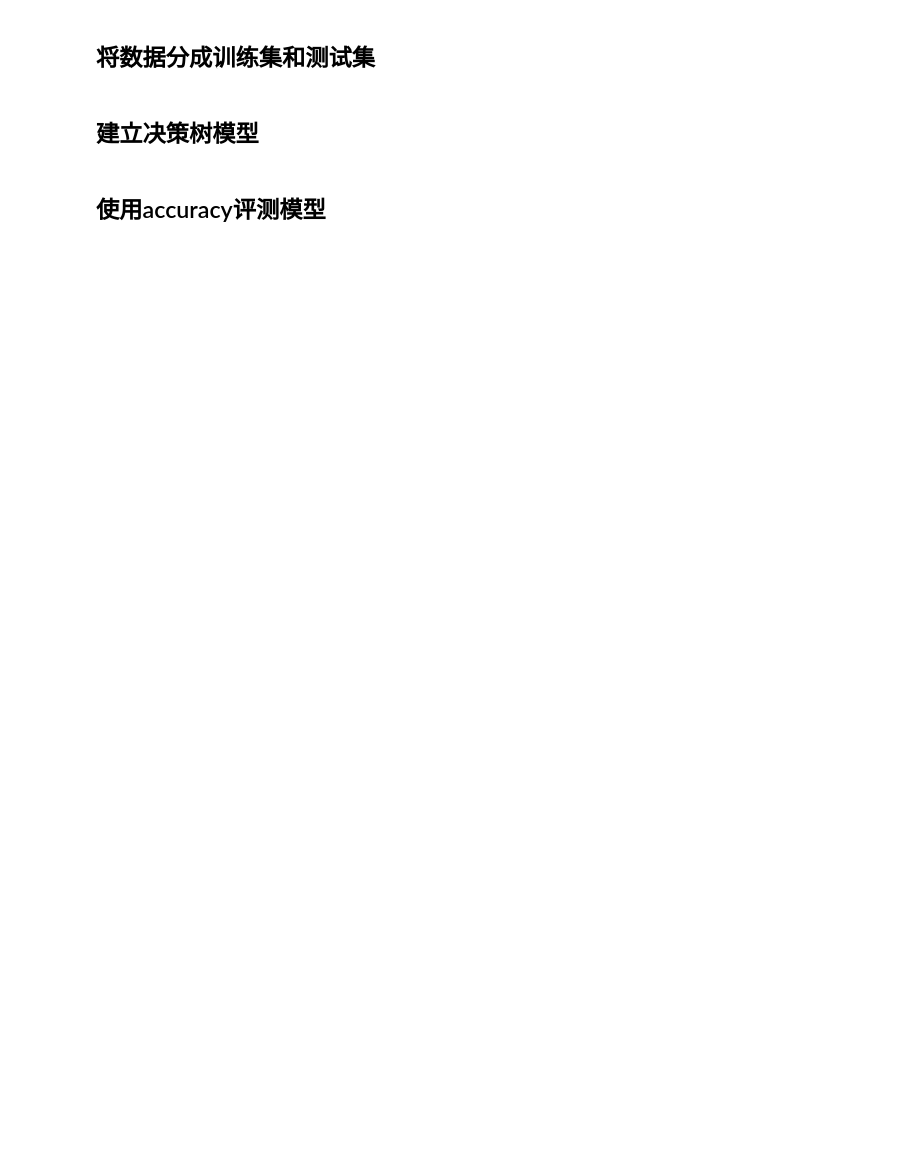
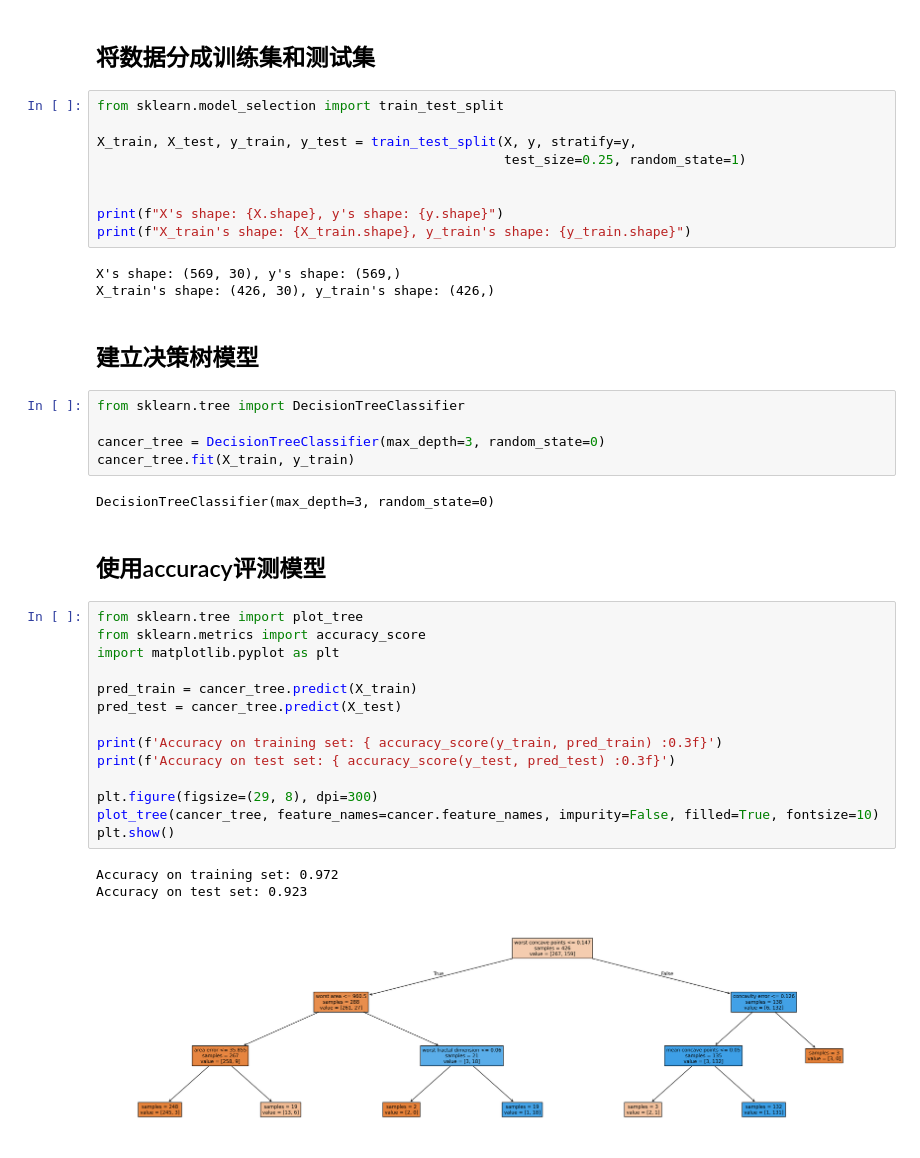
Before and after one commit to VasantLong/ml2025, a Jupyter notebook: hw/课后实践01.ipynb, the cells around one changed output. Cells and saved outputs as stored; diff of their text form; blank space fills up the shorter version.

```diff
--- a/hw/课后实践01.ipynb
+++ b/hw/课后实践01.ipynb
@@ -23,6 +40,43 @@ X, y = cancer.data, 1 - cancer.target
 # %% [markdown]
 ##  将数据分成训练集和测试集
+# %%
+from sklearn.model_selection import train_test_split
+
+X_train, X_test, y_train, y_test = train_test_split(X, y, stratify=y,
+                                                    test_size=0.25, random_state=1)
+
+
+print(f"X's shape: {X.shape}, y's shape: {y.shape}")
+print(f"X_train's shape: {X_train.shape}, y_train's shape: {y_train.shape}")
+# %% [output]
+X's shape: (569, 30), y's shape: (569,)
+X_train's shape: (426, 30), y_train's shape: (426,)
 # %% [markdown]
 ## 建立决策树模型
+# %%
+from sklearn.tree import DecisionTreeClassifier
+
+cancer_tree = DecisionTreeClassifier(max_depth=3, random_state=0)
+cancer_tree.fit(X_train, y_train)
+# %% [output]
+DecisionTreeClassifier(max_depth=3, random_state=0)
 # %% [markdown]
 ## 使用accuracy评测模型
+# %%
+from sklearn.tree import plot_tree
+from sklearn.metrics import accuracy_score
+import matplotlib.pyplot as plt
+
+pred_train = cancer_tree.predict(X_train)
+pred_test = cancer_tree.predict(X_test)
+
+print(f'Accuracy on training set: { accuracy_score(y_train, pred_train) :0.3f}')
+print(f'Accuracy on test set: { accuracy_score(y_test, pred_test) :0.3f}')
+
+plt.figure(figsize=(29, 8), dpi=300)
+plot_tree(cancer_tree, feature_names=cancer.feature_names, impurity=False, filled=True, fontsize=10)
+plt.show()
+# %% [output]
+Accuracy on training set: 0.972
+Accuracy on test set: 0.923
+[figure, added]
```
Also changed, not shown: parts of 3 cells of this notebook.
